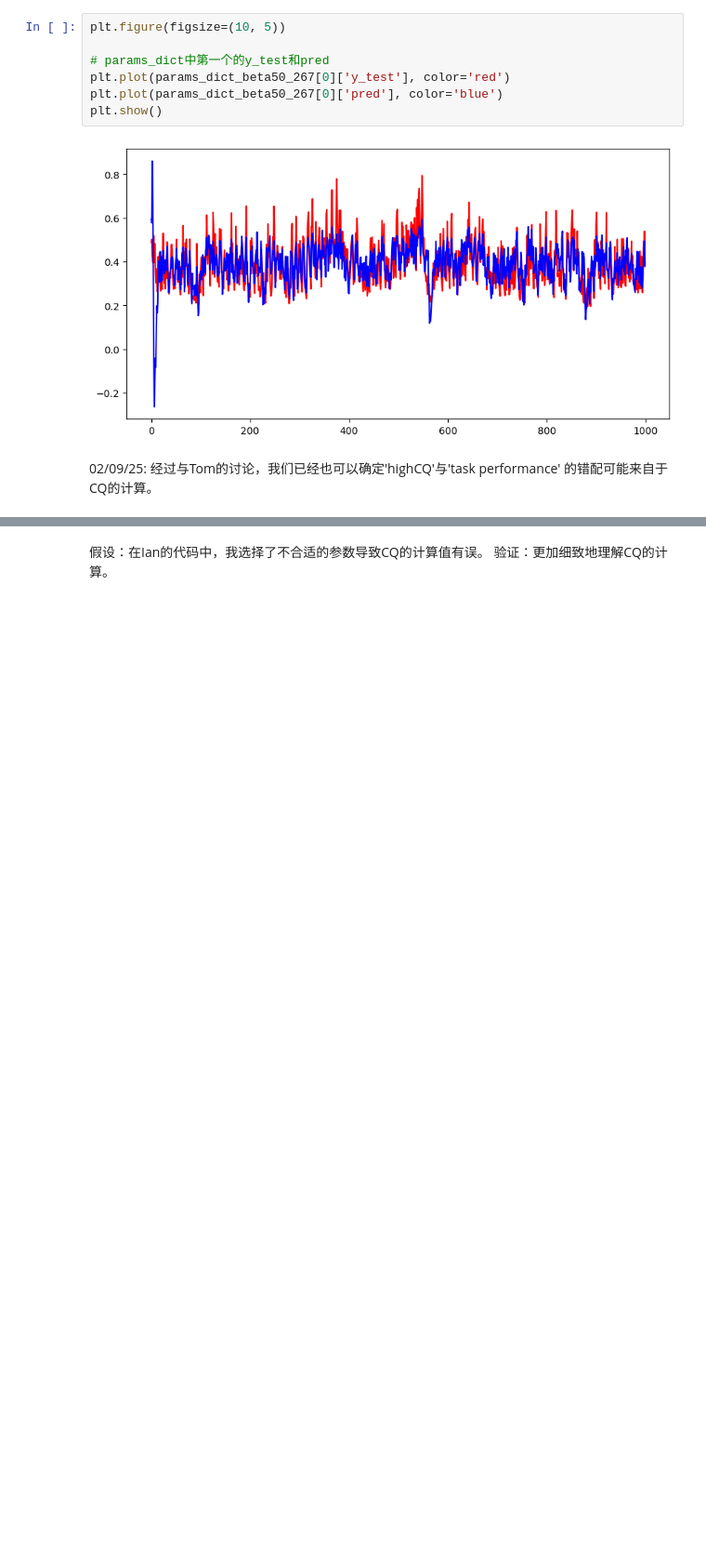
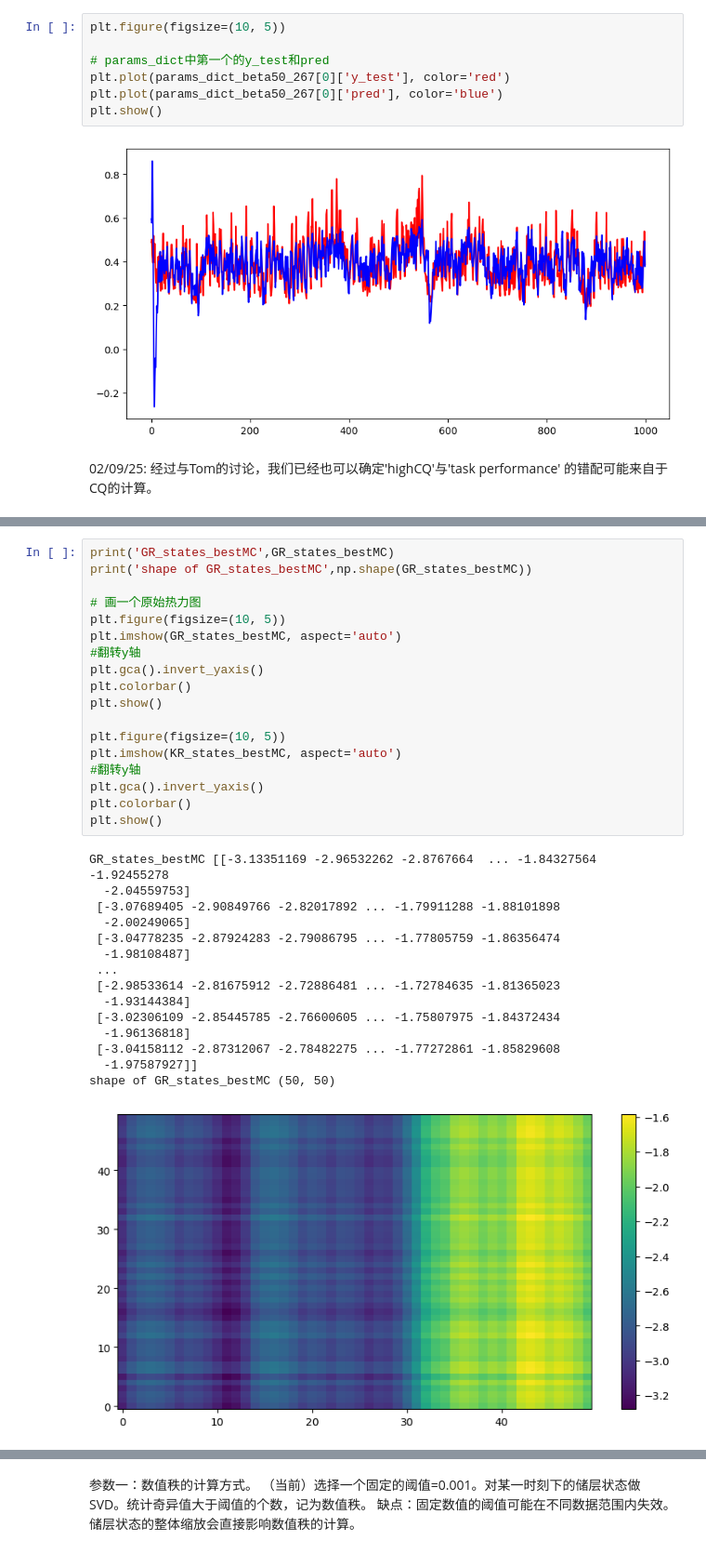
Before and after one commit to VvvpC/spnc_taskindependent_metrics, a Jupyter notebook: Test_Temporary/test_bestCQ_nomemory.ipynb, the cells around one changed output, grey strips where cells are left out. Shown at 93% size. Drawn from its saved outputs; the diff is of its cells as text; blank space fills up the shorter version.

```diff
--- a/Test_Temporary/test_bestCQ_nomemory.ipynb
+++ b/Test_Temporary/test_bestCQ_nomemory.ipynb
@@ -693,0 +811,34 @@ plt.show()
+# %%
+print('GR_states_bestMC',GR_states_bestMC)
+print('shape of GR_states_bestMC',np.shape(GR_states_bestMC))
+
+# 画一个原始热力图
+plt.figure(figsize=(10, 5))
+plt.imshow(GR_states_bestMC, aspect='auto')
+#翻转y轴
+plt.gca().invert_yaxis()
+plt.colorbar()
+plt.show()
+
+plt.figure(figsize=(10, 5))
+plt.imshow(KR_states_bestMC, aspect='auto')
+#翻转y轴
+plt.gca().invert_yaxis()
+plt.colorbar()
+plt.show()
+# %% [output]
+GR_states_bestMC [[-3.13351169 -2.96532262 -2.8767664  ... -1.84327564 -1.92455278
+  -2.04559753]
+ [-3.07689405 -2.90849766 -2.82017892 ... -1.79911288 -1.88101898
+  -2.00249065]
+ [-3.04778235 -2.87924283 -2.79086795 ... -1.77805759 -1.86356474
+  -1.98108487]
+ ...
+ [-2.98533614 -2.81675912 -2.72886481 ... -1.72784635 -1.81365023
+  -1.93144384]
+ [-3.02306109 -2.85445785 -2.76600605 ... -1.75807975 -1.84372434
+  -1.96136818]
+ [-3.04158112 -2.87312067 -2.78482275 ... -1.77272861 -1.85829608
+  -1.97587927]]
+shape of GR_states_bestMC (50, 50)
+[figure, added]
@@ -694,3 +846,4 @@ plt.show()
 # %% [markdown]
-假设：在Ian的代码中，我选择了不合适的参数导致CQ的计算值有误。
-验证：更加细致地理解CQ的计算。
+参数一：数值秩的计算方式。
+（当前）选择一个固定的阈值=0.001。对某一时刻下的储层状态做SVD。统计奇异值大于阈值的个数，记为数值秩。
+缺点：固定数值的阈值可能在不同数据范围内失效。储层状态的整体缩放会直接影响数值秩的计算。
```
Also changed, not shown: parts of 12 cells of this notebook, 3 other files.
